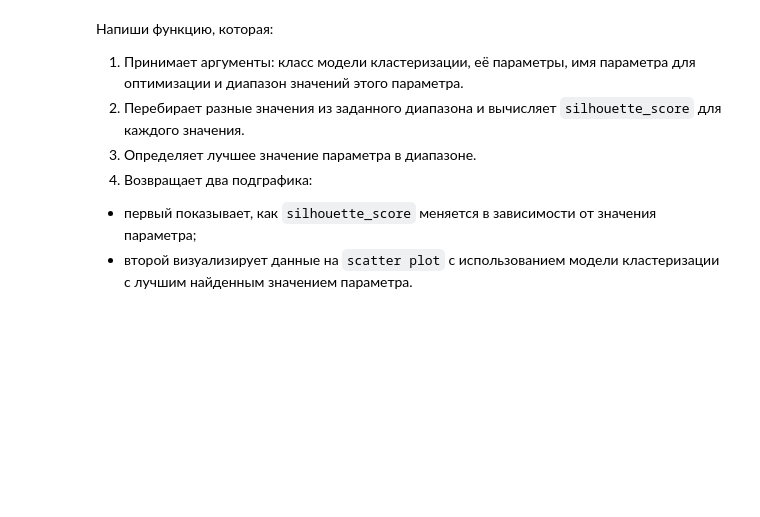
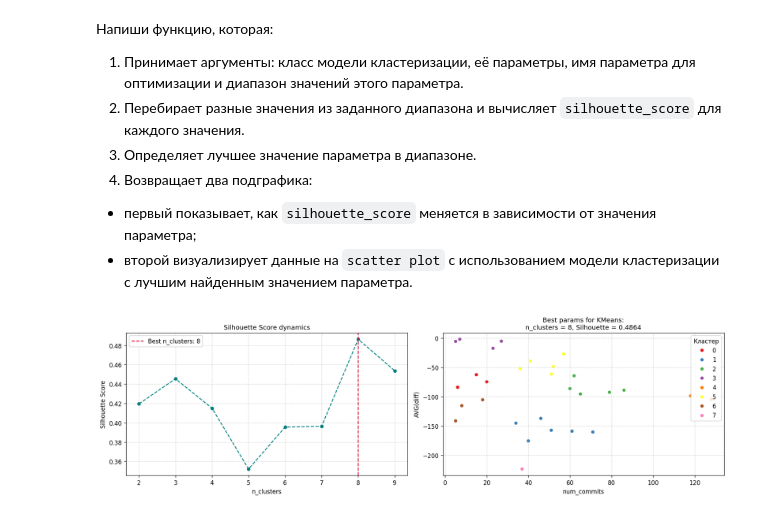
Before and after one commit to RunForJoy/ml-fundamentals-classification-regression-clustering, a Jupyter notebook: src/ex05/05_clustering_RU.ipynb, the cells around one changed output. Drawn from its saved outputs; the diff is of its cells as text; code cells hidden in the pictures; blank space fills up the shorter version.

```diff
--- a/src/ex05/05_clustering_RU.ipynb
+++ b/src/ex05/05_clustering_RU.ipynb
@@ -231,0 +297,10 @@ def calc_parameters():
+# %%
+calc_and_plot_model(
+    df=df,
+    model_class=KMeans,
+    params={"random_state": 21},
+    param_name="n_clusters",
+    param_range=range(2, 10),
+)
+# %% [output]
+[figure, added]
```
Also changed, not shown: parts of 10 cells of this notebook, 1 other file.
